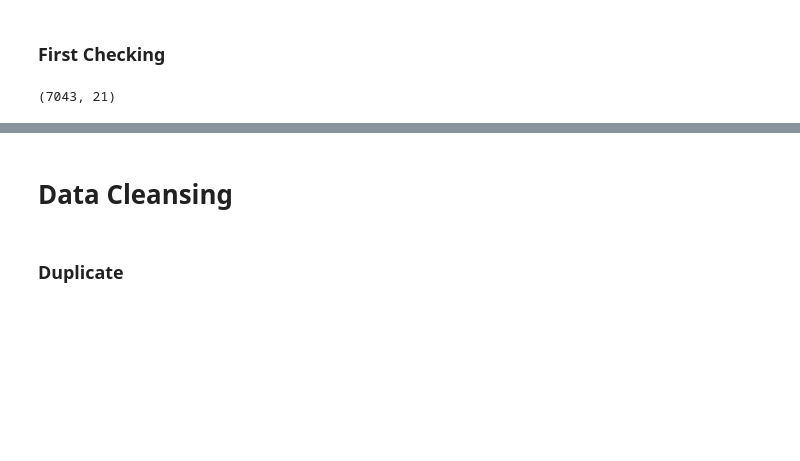
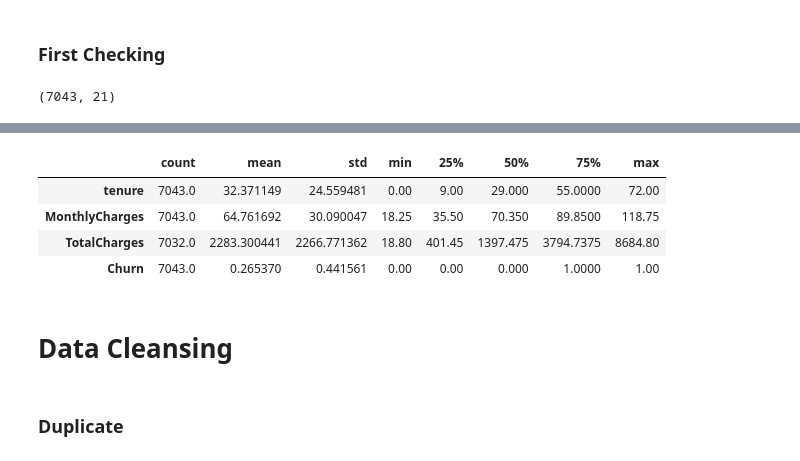
Before and after one commit to nikenyudha/telco-customer-churn-analysis, a Jupyter notebook: ML_telco.ipynb, the cells around one changed output, grey strips where cells are left out. Drawn from its saved outputs; the diff is of its cells as text; code cells hidden in the pictures; blank space fills up the shorter version.

```diff
--- a/ML_telco.ipynb
+++ b/ML_telco.ipynb
@@ -150,9 +150,10 @@ churn                object
 dtype: object
-# %%
-df['seniorcitizen'] = df['seniorcitizen'].astype('object')
-# %%
-churn_clean = {'churn' :{'Yes' : 1, 'No': 0}}
-df.replace(churn_clean,inplace=True)
+# %%
+#changes SeniorCitizen Dtype to object
+df['SeniorCitizen'] = df['SeniorCitizen'].astype('object')
+# %%
+#changes Churn to int
+df['Churn'] = df['Churn'].map({'Yes': 1, 'No': 0})
 # %%
 df.info()
 # %% [output]
@@ -176,3 +184,12 @@ memory usage: 1.1+ MB
+# %%
+#numeric variables
+df.describe().T
+# %% [output]
+|  | count | mean | std | min | 25% | 50% | 75% | max |
+| tenure | 7043.0 | 32.371149 | 24.559481 | 0.00 | 9.00 | 29.000 | 55.0000 | 72.00 |
+| MonthlyCharges | 7043.0 | 64.761692 | 30.090047 | 18.25 | 35.50 | 70.350 | 89.8500 | 118.75 |
+| TotalCharges | 7032.0 | 2283.300441 | 2266.771362 | 18.80 | 401.45 | 1397.475 | 3794.7375 | 8684.80 |
+| Churn | 7043.0 | 0.265370 | 0.441561 | 0.00 | 0.00 | 0.000 | 1.0000 | 1.00 |
 # %% [markdown]
 # **Data Cleansing**
 # %% [markdown]
```
Also changed, not shown: parts of 6 cells of this notebook.
